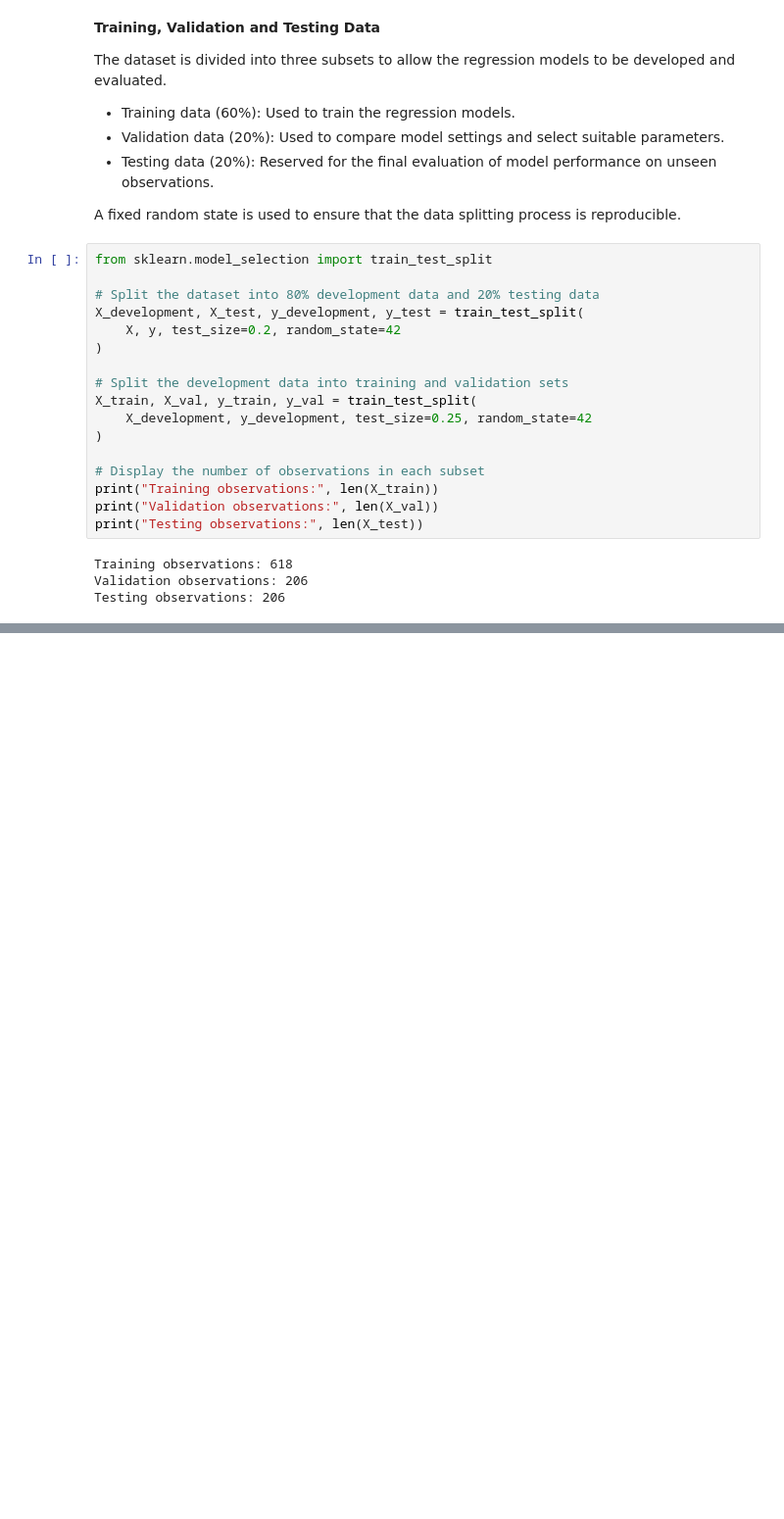
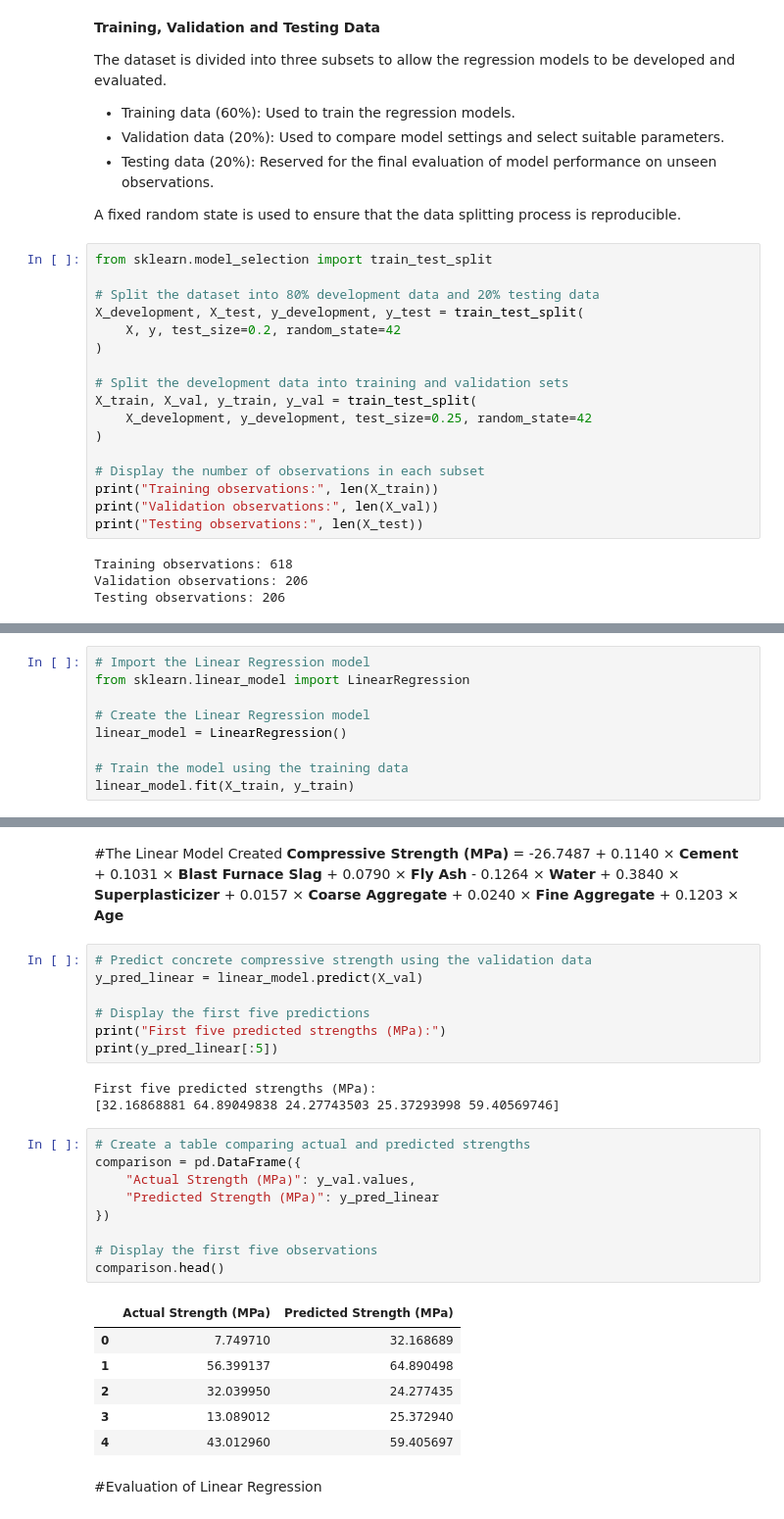
Before and after one commit to Archer-Read/MMA3001-Project, a Jupyter notebook: Concrete_Strength_Prediction.ipynb, the cells around one changed output, grey strips where cells are left out. Shown at 98% size. Cells and saved outputs as stored; diff of their text form; blank space fills up the shorter version.

Commit message:
Run Linear Regression baseline model and evaluated metrics.

```diff
--- a/Concrete_Strength_Prediction.ipynb
+++ b/Concrete_Strength_Prediction.ipynb
@@ -108,0 +112,9 @@ Testing observations: 206
+# %%
+# Import the Linear Regression model
+from sklearn.linear_model import LinearRegression
+
+# Create the Linear Regression model
+linear_model = LinearRegression()
+
+# Train the model using the training data
+linear_model.fit(X_train, y_train)
@@ -108,0 +134,31 @@ Testing observations: 206
+# %% [markdown]
+#The Linear Model Created
+**Compressive Strength (MPa)** = -26.7487 + 0.1140 × **Cement** + 0.1031 × **Blast Furnace Slag** + 0.0790 × **Fly Ash** - 0.1264 × **Water** + 0.3840 × **Superplasticizer** + 0.0157 × **Coarse Aggregate** + 0.0240 × **Fine Aggregate** + 0.1203 × **Age**
+# %%
+# Predict concrete compressive strength using the validation data
+y_pred_linear = linear_model.predict(X_val)
+
+# Display the first five predictions
+print("First five predicted strengths (MPa):")
+print(y_pred_linear[:5])
+# %% [output]
+First five predicted strengths (MPa):
+[32.16868881 64.89049838 24.27743503 25.37293998 59.40569746]
+# %%
+# Create a table comparing actual and predicted strengths
+comparison = pd.DataFrame({
+    "Actual Strength (MPa)": y_val.values,
+    "Predicted Strength (MPa)": y_pred_linear
+})
+
+# Display the first five observations
+comparison.head()
+# %% [output]
+|  | Actual Strength (MPa) | Predicted Strength (MPa) |
+| 0 | 7.749710 | 32.168689 |
+| 1 | 56.399137 | 64.890498 |
+| 2 | 32.039950 | 24.277435 |
+| 3 | 13.089012 | 25.372940 |
+| 4 | 43.012960 | 59.405697 |
+# %% [markdown]
+#Evaluation of Linear Regression
```
Also changed, not shown: parts of 5 cells of this notebook.
